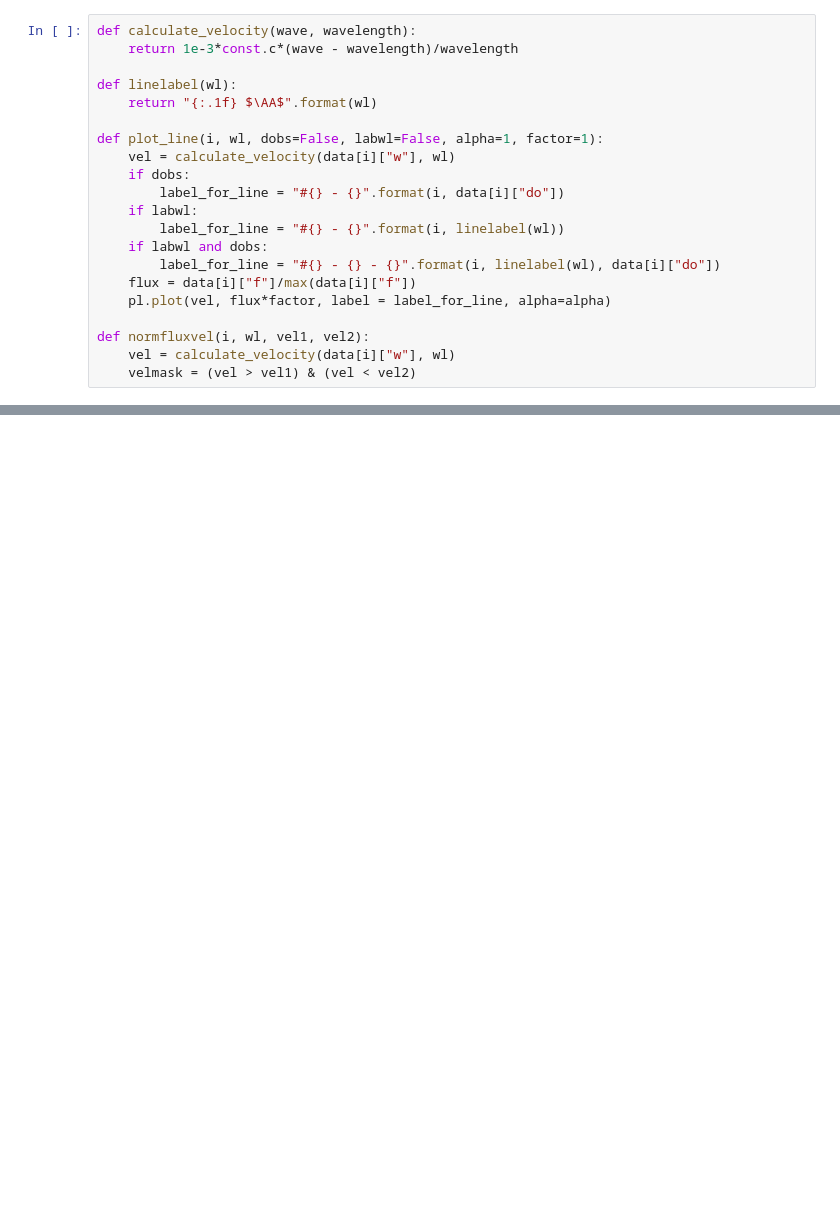
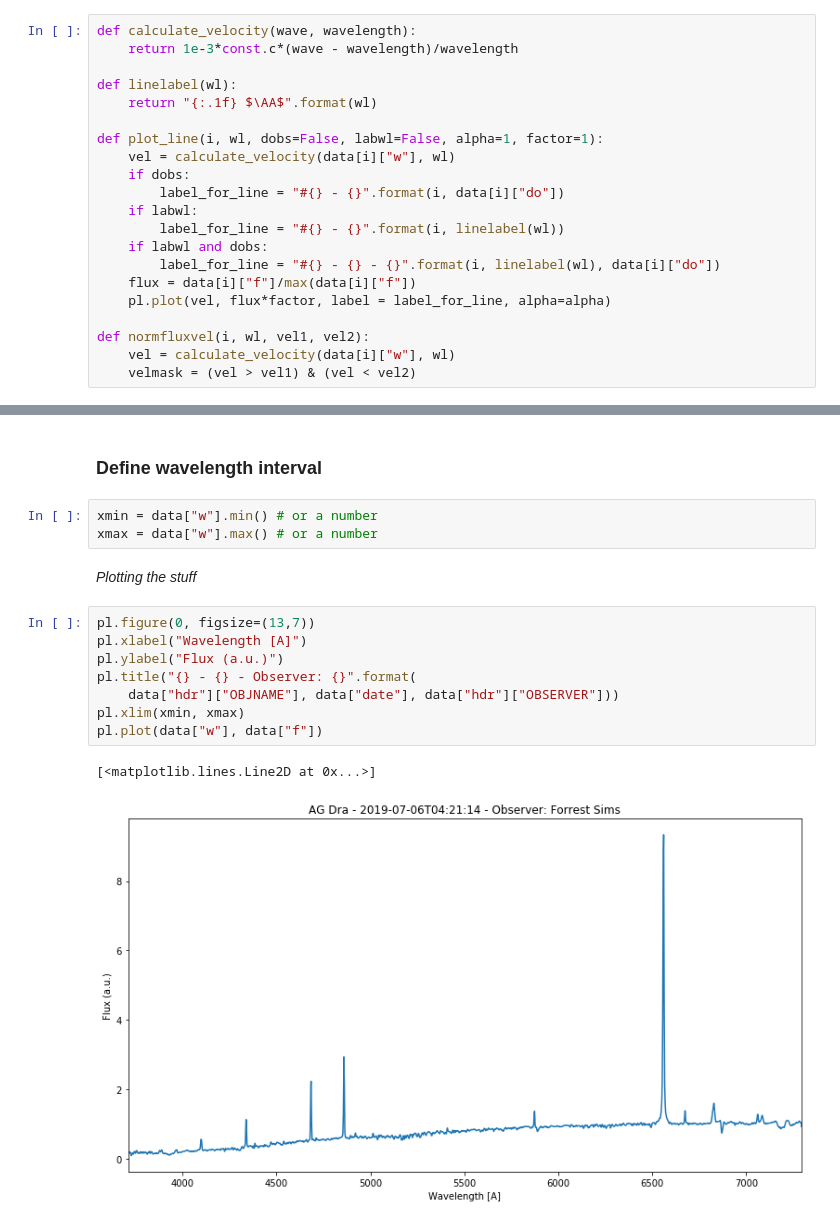
Before and after one commit to ivandga/ArasSpectraNotebooks, a Jupyter notebook: aras_spectrum_visualizer.ipynb, the cells around one changed output, grey strips where cells are left out. Cells and saved outputs as stored; diff of their text form; blank space fills up the shorter version.

```diff
--- a/aras_spectrum_visualizer.ipynb
+++ b/aras_spectrum_visualizer.ipynb
@@ -88,0 +83,18 @@ def normfluxvel(i, wl, vel1, vel2):
+# %% [markdown]
+### Define wavelength interval
+# %%
+xmin = data["w"].min() # or a number
+xmax = data["w"].max() # or a number
+# %% [markdown]
+_Plotting the stuff_
+# %%
+pl.figure(0, figsize=(13,7))
+pl.xlabel("Wavelength [A]")
+pl.ylabel("Flux (a.u.)")
+pl.title("{} - {} - Observer: {}".format(
+    data["hdr"]["OBJNAME"], data["date"], data["hdr"]["OBSERVER"]))
+pl.xlim(xmin, xmax)
+pl.plot(data["w"], data["f"])
+# %% [output]
+[<matplotlib.lines.Line2D at 0x...>]
+[figure, added]
```
Also changed, not shown: parts of 9 cells of this notebook, 4 other files.
